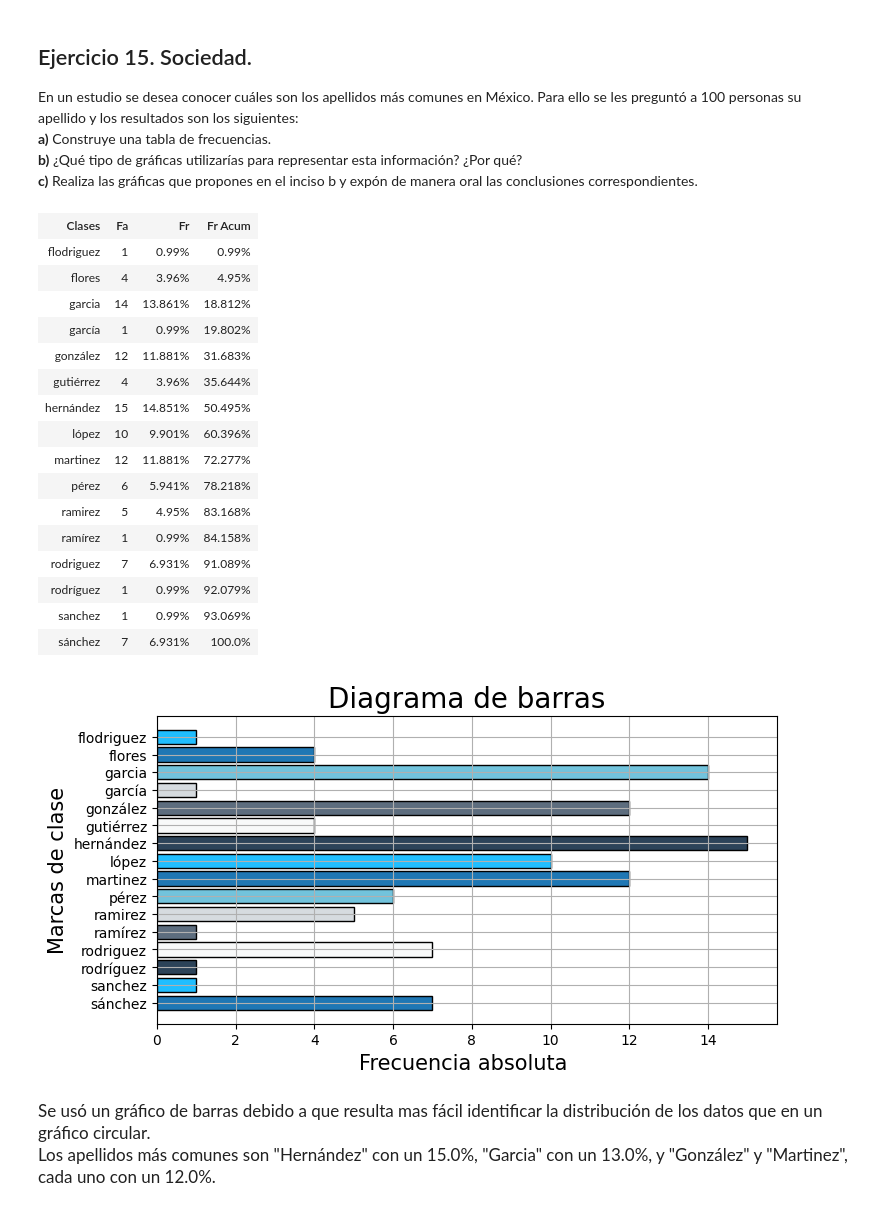
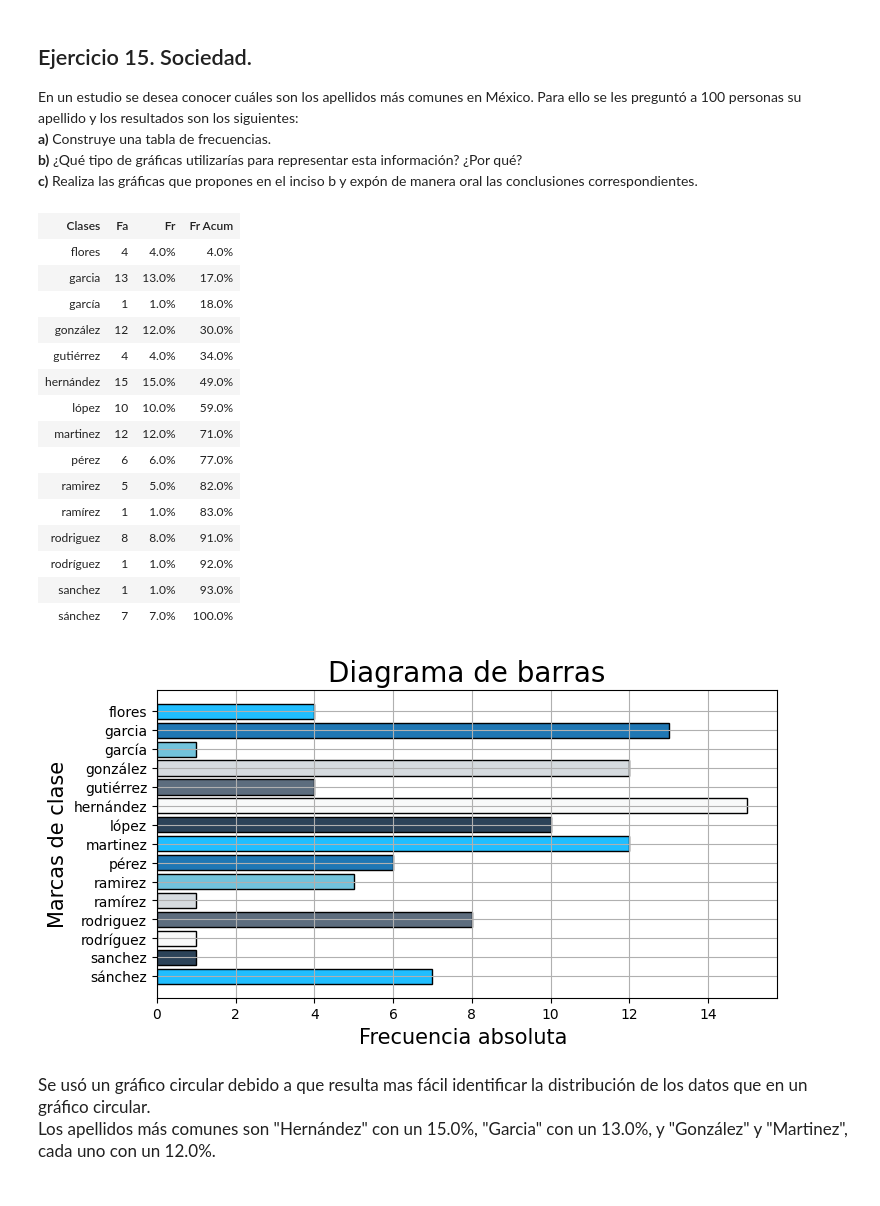
Before and after one commit to imac01labtics/ESSHVerano2024T1, a Jupyter notebook: Examen.ipynb, the cells around one changed output. Drawn from its saved outputs; the diff is of its cells as text; code cells hidden in the pictures.

```diff
--- a/Examen.ipynb
+++ b/Examen.ipynb
@@ -122,57 +122,51 @@ En un estudio se desea conocer cuáles son los apellidos más comunes en México
 **c)** Realiza las gráficas que propones en el inciso b y expón de manera oral las conclusiones correspondientes.
 # %%
 datosEje15 = [
-    "flodriguez", "flores", "garcia", "Ramirez","Garcia","González","Rodriguez","Pérez","Rodríguez","Martinez","Hernández","Garcia",
+    "Ramirez","Garcia","González","Rodriguez","Pérez","Rodríguez","Martinez","Rodriguez","Hernández","Garcia",
     "Hernández","López","Pérez","González","Martinez","Hernández","González","Rodriguez","Sánchez","Hernández","Rodriguez",
-    "Martinez","Ramirez","Pérez","Sanchez","Rodriguez","López","Sánchez",
-    "Rodriguez","Ramirez","González","López","Martinez",
+    "Martinez","Ramirez","Pérez","Sanchez","Rodriguez","López","Sánchez","Rodriguez","Ramirez","González","López","Martinez",
     "López","Garcia","González","González","López","Martinez","González","Ramirez","Gutiérrez ","Sánchez","Flores","Garcia",
-    "Hernández","Martinez","Garcia","Hernández","Flores","Martinez",
-    "Garcia","López","Gutiérrez","López","Garcia","González",
+    "Hernández","Martinez","Garcia","Hernández","Flores","Martinez","Garcia","López","Gutiérrez","López","Garcia","González",
     "Hernández","Garcia","Gutiérrez","Ramirez","Garcia","Rodriguez","Hernández","Sánchez","González","Gutiérrez","Martinez",
-    "González","Rodriguez","Hernández","Hernández","González","Garcia",
-    "Hernández","López","Martinez","García","Garcia",
+    "González","Rodriguez","Hernández","Hernández","González","Garcia","Hernández","López","Martinez","García","Garcia",
     "Hernández","Sánchez","Garcia","Hernández","Flores","Pérez","Martinez","Hernández","Ramírez","López","Sánchez","Martinez",
-    "Garcia","Pérez","López","Pérez","González",
-    "Hernández","Sánchez","Martinez"
+    "Garcia","Flores","Pérez","López","Pérez","González","Hernández","Sánchez","Martinez"
 ]
 
 # Datos
 clases, fa, faAc, fr, frAc = dtDisc.generateQualitativeData(datosEje15)
-#print(sum(fa))
 frStr, frAcStr = tb.datosStrPorcentaje(fr, frAc)
 # Tabla
 encabezados = ["Clases", "Fa", "Fr", "Fr Acum"]
 contenido = [clases, fa, frStr, frAcStr]
 tb.printHTMLTable(encabezados, contenido)
 
 # Gráficas
 graf.createBarDiagram(clases, fa)
 
 # Respuesta c
 tb.printHTML("""
-Se usó un gráfico de barras debido a que resulta mas fácil identificar la distribución de los datos que en un gráfico circular.
+Se usó un gráfico circular debido a que resulta mas fácil identificar la distribución de los datos que en un gráfico circular.
 <br>
 Los apellidos más comunes son "Hernández" con un 15.0%, "Garcia" con un 13.0%, y "González" y "Martinez", cada uno con un 12.0%.
 """,17)
 # %% [output]
 | Clases | Fa | Fr | Fr Acum |
-| flodriguez | 1 | 0.99% | 0.99% |
-| flores | 4 | 3.96% | 4.95% |
-| garcia | 14 | 13.861% | 18.812% |
-| garcía | 1 | 0.99% | 19.802% |
-| gonzález | 12 | 11.881% | 31.683% |
-| gutiérrez | 4 | 3.96% | 35.644% |
-| hernández | 15 | 14.851% | 50.495% |
-| lópez | 10 | 9.901% | 60.396% |
-| martinez | 12 | 11.881% | 72.277% |
-| pérez | 6 | 5.941% | 78.218% |
-| ramirez | 5 | 4.95% | 83.168% |
-| ramírez | 1 | 0.99% | 84.158% |
-| rodriguez | 7 | 6.931% | 91.089% |
-| rodríguez | 1 | 0.99% | 92.079% |
-| sanchez | 1 | 0.99% | 93.069% |
-| sánchez | 7 | 6.931% | 100.0% |
+| flores | 4 | 4.0% | 4.0% |
+| garcia | 13 | 13.0% | 17.0% |
+| garcía | 1 | 1.0% | 18.0% |
+| gonzález | 12 | 12.0% | 30.0% |
+| gutiérrez | 4 | 4.0% | 34.0% |
+| hernández | 15 | 15.0% | 49.0% |
+| lópez | 10 | 10.0% | 59.0% |
+| martinez | 12 | 12.0% | 71.0% |
+| pérez | 6 | 6.0% | 77.0% |
+| ramirez | 5 | 5.0% | 82.0% |
+| ramírez | 1 | 1.0% | 83.0% |
+| rodriguez | 8 | 8.0% | 91.0% |
+| rodríguez | 1 | 1.0% | 92.0% |
+| sanchez | 1 | 1.0% | 93.0% |
+| sánchez | 7 | 7.0% | 100.0% |
-[figure, old version]
+[figure, new version]
-Se usó un gráfico de barras debido a que resulta mas fácil identificar la distribución de los datos que en un gráfico circular.
+Se usó un gráfico circular debido a que resulta mas fácil identificar la distribución de los datos que en un gráfico circular.
 Los apellidos más comunes son "Hernández" con un 15.0%, "Garcia" con un 13.0%, y "González" y "Martinez", cada uno con un 12.0%.
```
Also changed, not shown: 1 other file.
